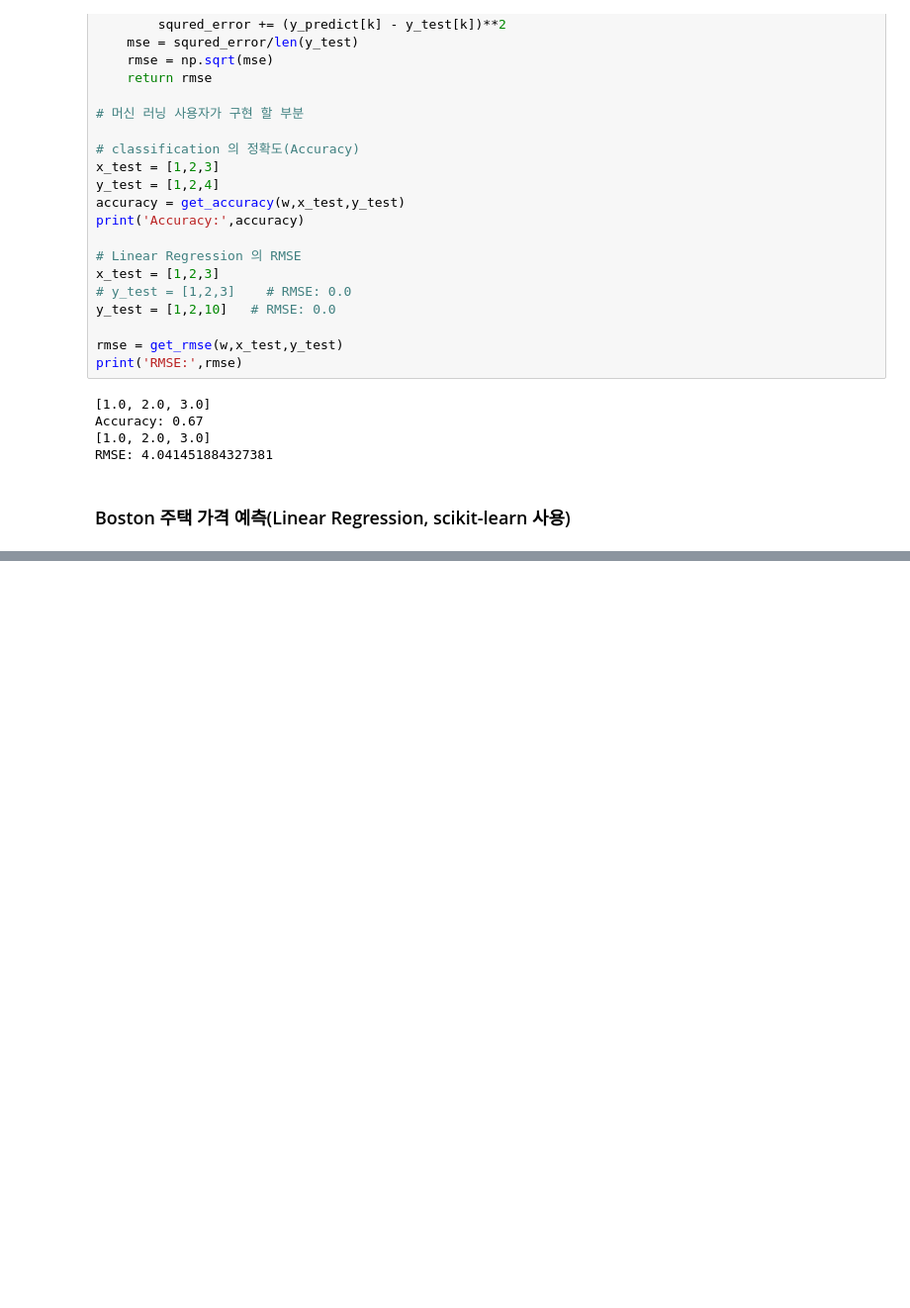
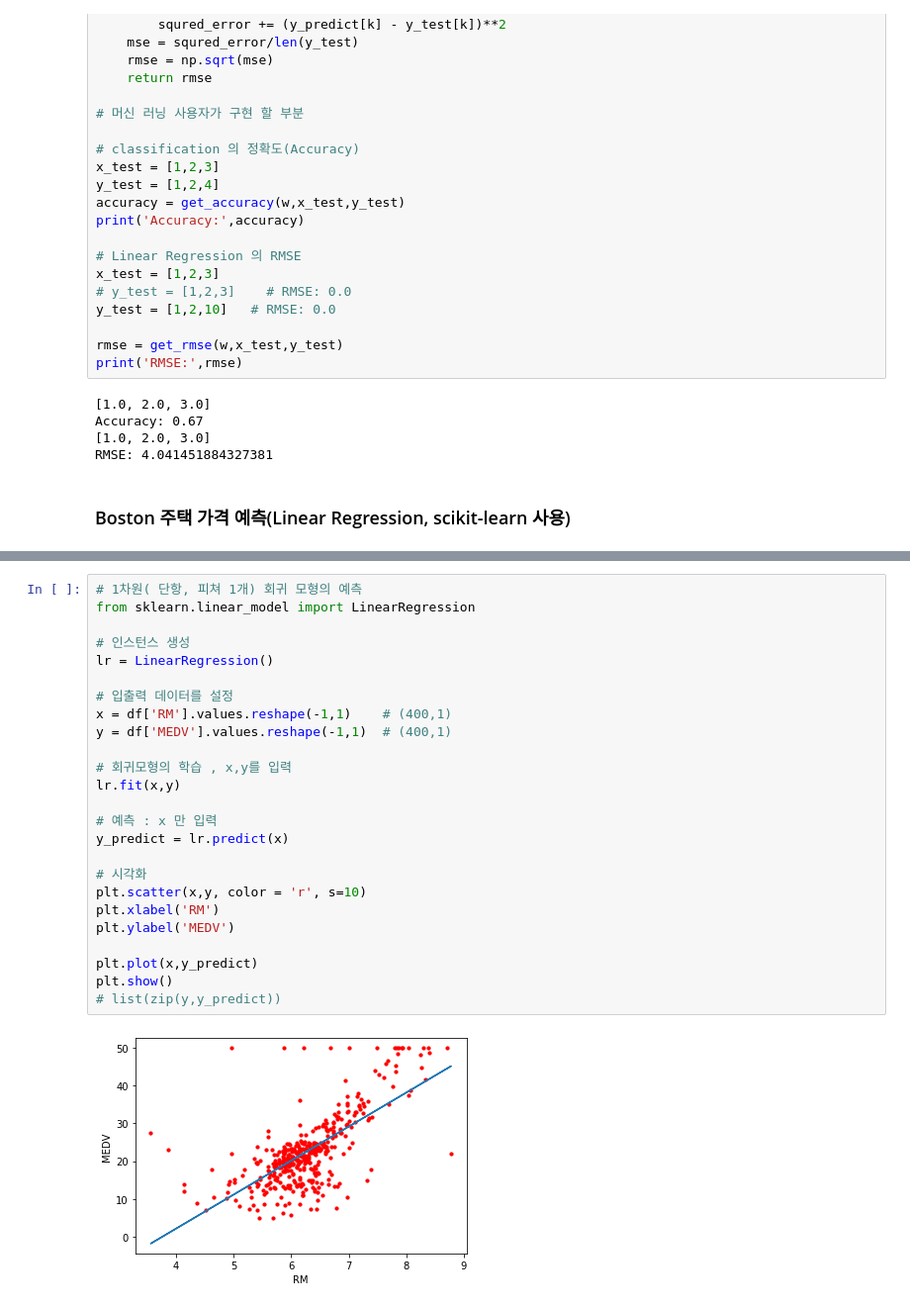
Before and after one commit to landturtler/2020_AI_education_example, a Jupyter notebook: 머신러닝/머신러닝기초.ipynb, the cells around one changed output, grey strips where cells are left out. Shown: that part at 99% size. Cells and saved outputs as stored; diff of their text form; blank space fills up the shorter version.

```diff
--- a/머신러닝/머신러닝기초.ipynb
+++ b/머신러닝/머신러닝기초.ipynb
@@ -221,0 +231,27 @@ RMSE: 4.041451884327381
+# %%
+# 1차원( 단항, 피쳐 1개) 회귀 모형의 예측
+from sklearn.linear_model import LinearRegression
+
+# 인스턴스 생성
+lr = LinearRegression()
+
+# 입출력 데이터를 설정
+x = df['RM'].values.reshape(-1,1)    # (400,1)
+y = df['MEDV'].values.reshape(-1,1)  # (400,1)
+
+# 회귀모형의 학습 , x,y를 입력
+lr.fit(x,y)
+
+# 예측 : x 만 입력
+y_predict = lr.predict(x)
+
+# 시각화
+plt.scatter(x,y, color = 'r', s=10)
+plt.xlabel('RM')
+plt.ylabel('MEDV')
+
+plt.plot(x,y_predict)
+plt.show()
+# list(zip(y,y_predict))
+# %% [output]
+[figure, added]
```
Also changed, not shown: parts of 3 cells of this notebook, 1 other file.
